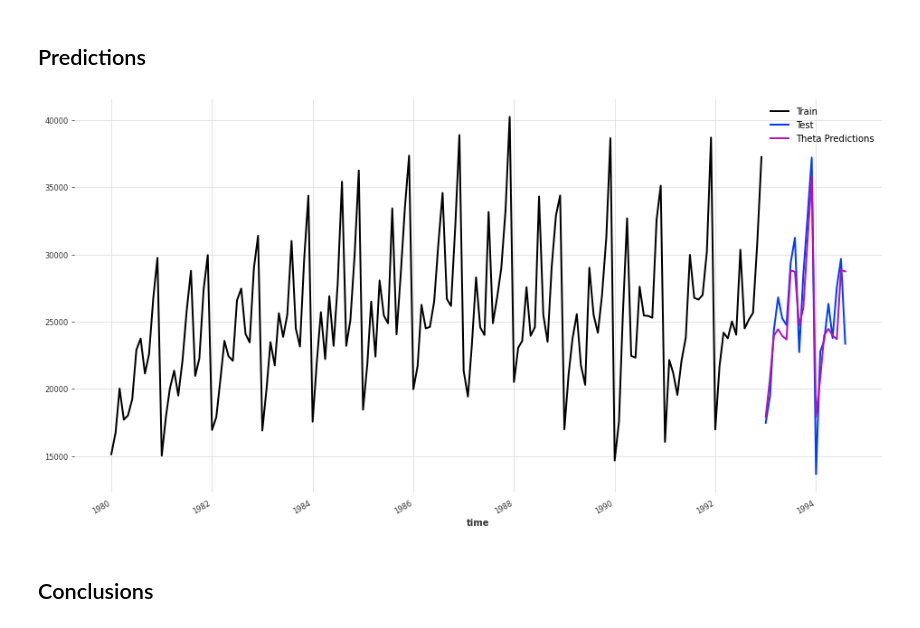
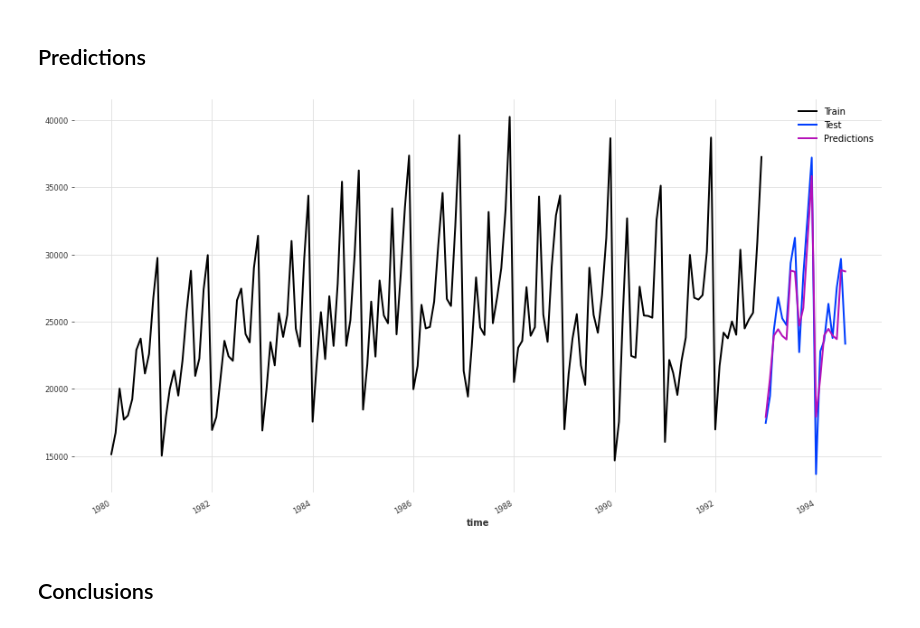
Before and after one commit to josumsc/darts-forecasting, a Jupyter notebook: src/wine-dataset.ipynb, the cells around one changed output. Saved outputs shown, nothing was run; the diff lists cells and outputs as text; code cells hidden in the pictures.

```diff
--- a/src/wine-dataset.ipynb
+++ b/src/wine-dataset.ipynb
@@ -72,18 +73,7 @@ models = (
     Theta(seasonality_period=12)
 )
 # %%
-best_model = None
-initial_error = np.inf
-
-for model in models:
-    backtest_errors = model.backtest(
-        train, start=0.5, stride=6, forecast_horizon=12, metric=mape
-    )
-    model_error = np.mean(backtest_errors)
-    print(model, ':', model_error)
-
-    if model_error < initial_error:
-        best_model = model
+best_model = get_best_model(models, train, mape, stride=6, num_periods=12)
 # %% [output]
 Naive drift model : 25.85912964248484
 Naive seasonal model, with K=4 : 18.309228567263784
@@ -141,13 +124,9 @@ plot_hist(backtest_errors)
 # %%
 theta_model.fit(train)
 preds = theta_model.predict(len(test))
 
-fig, ax = plt.subplots(figsize=(16, 8))
-train.plot(label='Train')
-test.plot(label='Test')
-preds.plot(label='Theta Predictions')
-plt.show()
+plot_time_series({'Train': train, 'Test': test, 'Predictions': preds})
 # %% [output]
-[figure, old version]
+[figure, new version]
 # %% [markdown]
 ## Conclusions
```
Also changed, not shown: parts of 6 cells of this notebook, 2 other files.
